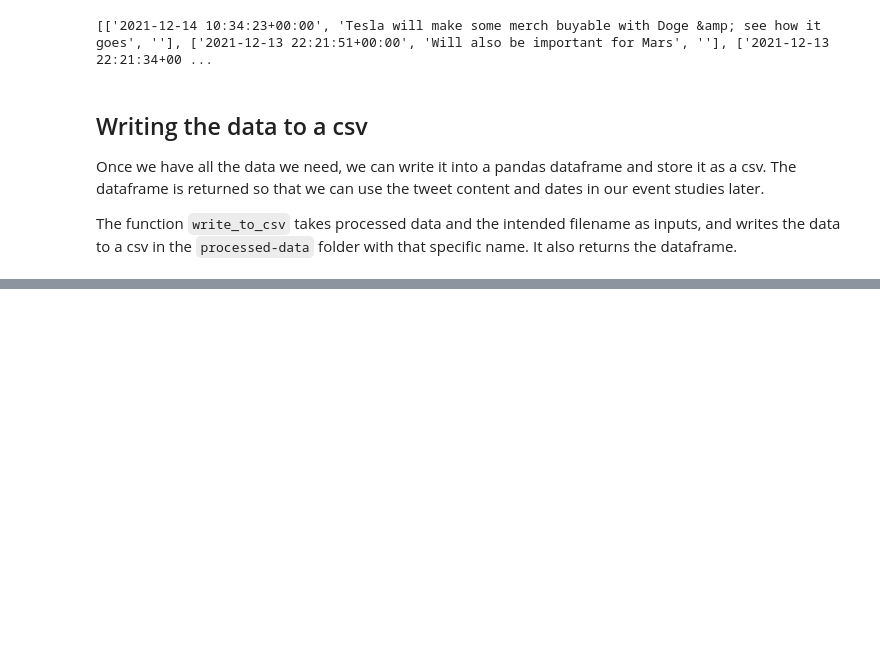
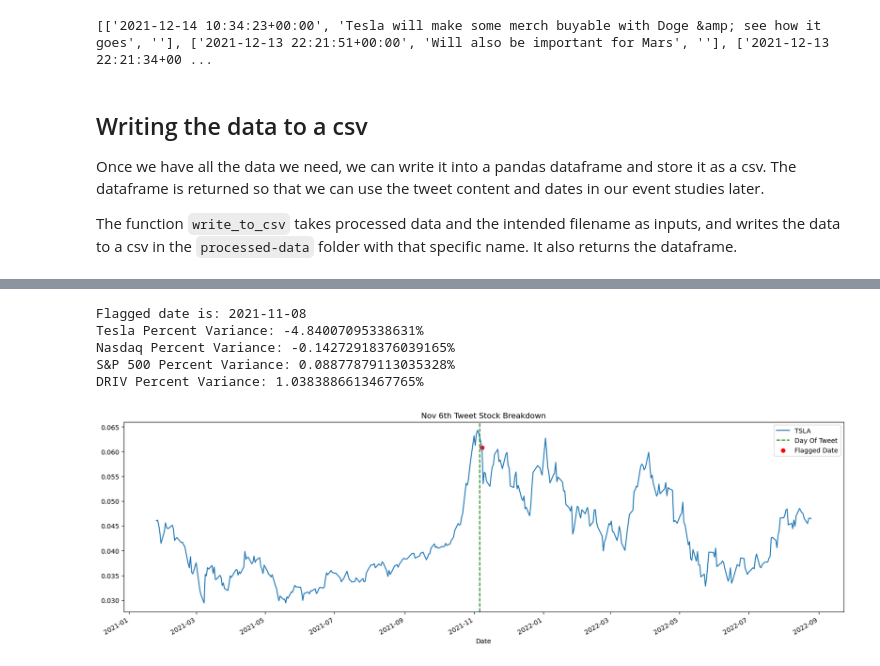
Before and after one commit to olincollege/twitter-vs-stock, a Jupyter notebook: main.ipynb, the cells around one changed output, grey strips where cells are left out. Cells and saved outputs as stored; diff of their text form; code cells hidden in the pictures; blank space fills up the shorter version.

```diff
--- a/main.ipynb
+++ b/main.ipynb
@@ -198,0 +463,14 @@ tweets_df = write_to_csv(specific_tweets_around_date,FILENAME)
+# %%
+final_dates =[]
+final_dates_before=[]
+final_years = ["2018", "2019", "2021"]
+for date in filtered_dates:
+    for year in final_years:
+        if date[0:4] == year:
+            final_dates.append(date)
+
+for date in filtered_dates_before:
+    for year in final_years:
+        if date[0:4] == year:
+            final_dates_before.append(date)
+print(final_dates)
@@ -198,0 +496,30 @@ tweets_df = write_to_csv(specific_tweets_around_date,FILENAME)
+# %%
+interesting_date =final_dates[52]
+
+print(f"Flagged date is: {interesting_date}")
+print(f"Tesla Percent Variance: {tesla.get_variance_data()[interesting_date] * 100}%")
+print(f"Nasdaq Percent Variance: {nasdaq.get_variance_data()[interesting_date] * 100}%")
+print(f"S&P 500 Percent Variance: {sp500.get_variance_data()[interesting_date] * 100}%")
+print(f"DRIV Percent Variance: {ev_etf.get_variance_data()[interesting_date] * 100}%")
+
+
+
+
+fig, axes = plt.subplots(1, 1, figsize=(20,6))
+
+date_range =200
+tesla_ranged = tesla.get_range_date(interesting_date,range_date=date_range, type="normalized")
+tesla_ranged.plot(label=tesla.get_ticker())
+plt.axvline(x="2021-11-06", linestyle='--',color="g", label="Day Of Tweet")
+
+plt.scatter(x='2021-11-08',y=0.060765 , color="red", label="Flagged Date")
+plt.title("Nov 6th Tweet Stock Breakdown")
+plt.legend()
+plt.show()
+# %% [output]
+Flagged date is: 2021-11-08
+Tesla Percent Variance: -4.84007095338631%
+Nasdaq Percent Variance: -0.14272918376039165%
+S&P 500 Percent Variance: 0.08877879113035328%
+DRIV Percent Variance: 1.0383886613467765%
+[figure, added]
```
Also changed, not shown: parts of 23 cells of this notebook, 2 other files.
